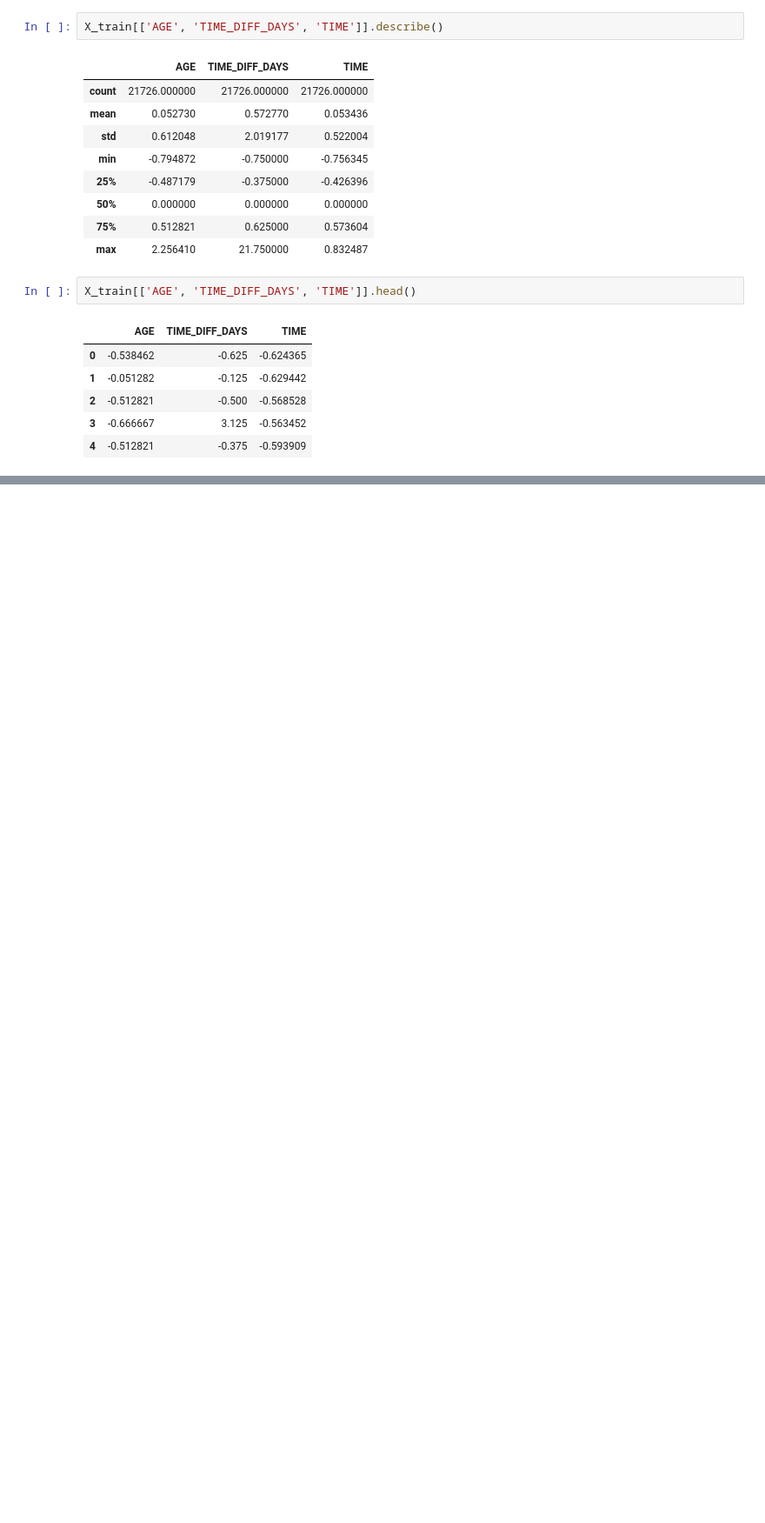
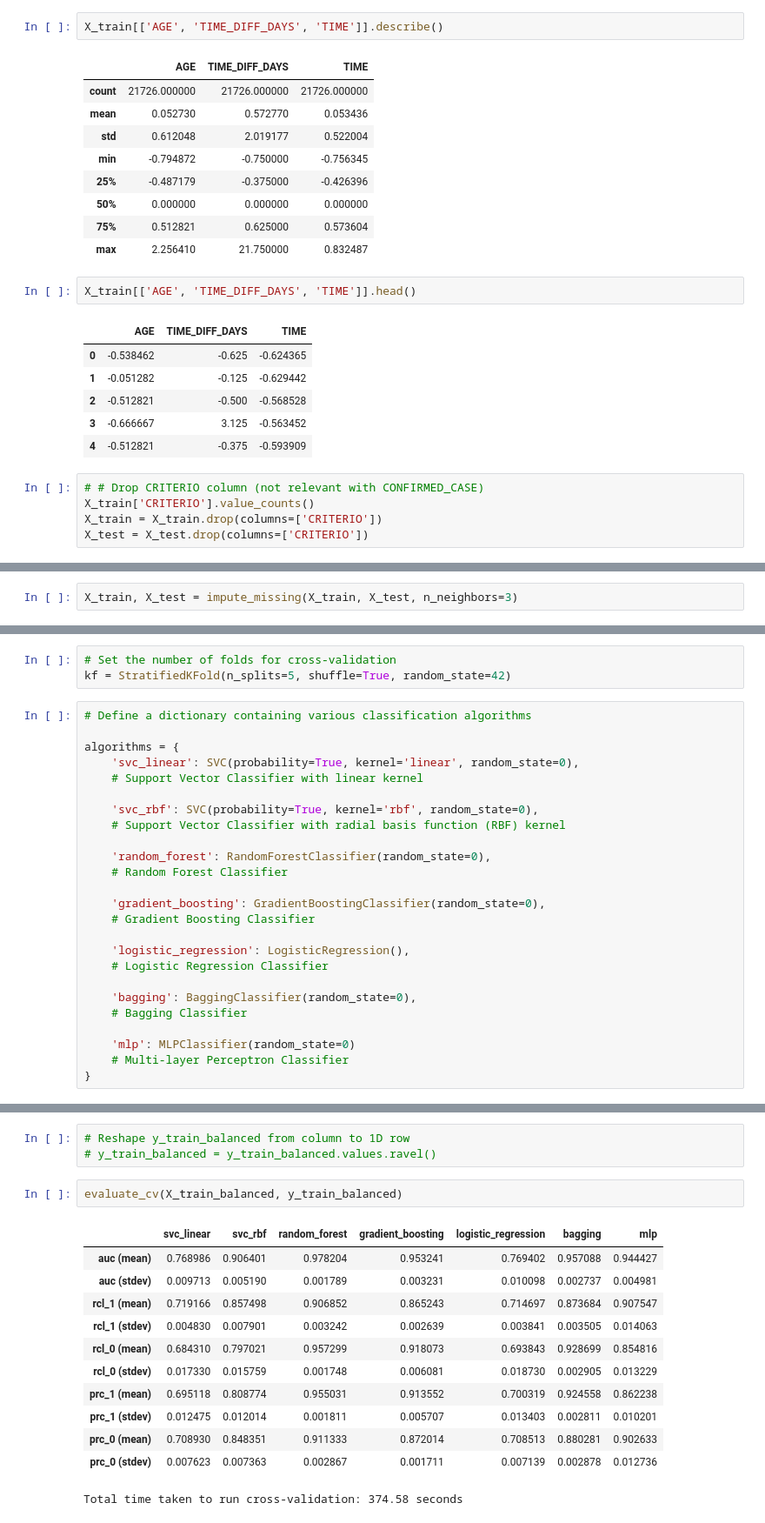
Before and after one commit to PietroGolfeto/DataSUS-Chikungunya-ML, a Jupyter notebook: data-training/training.ipynb, the cells around one changed output, grey strips where cells are left out. Shown: that part at 87% size. Saved outputs shown, nothing was run; the diff lists cells and outputs as text; blank space fills up the shorter version.

Commit message:
Add algorithms and evaluate CV code

```diff
--- a/data-training/training.ipynb
+++ b/data-training/training.ipynb
@@ -97,3 +111,8 @@ X_train[['AGE', 'TIME_DIFF_DAYS', 'TIME']].head()
 | 2 | -0.512821 | -0.500 | -0.568528 |
 | 3 | -0.666667 | 3.125 | -0.563452 |
 | 4 | -0.512821 | -0.375 | -0.593909 |
+# %%
+# # Drop CRITERIO column (not relevant with CONFIRMED_CASE)
+X_train['CRITERIO'].value_counts()
+X_train = X_train.drop(columns=['CRITERIO'])
+X_test = X_test.drop(columns=['CRITERIO'])
@@ -100,3 +143,5 @@ X_train[['AGE', 'TIME_DIFF_DAYS', 'TIME']].head()
+# %%
+X_train, X_test = impute_missing(X_train, X_test, n_neighbors=3)
 # %%
 pipeline = Pipeline(steps=[
     ('o', SMOTE(sampling_strategy=0.5, random_state=42)),  # Increase minority to 50% of majority
@@ -111,0 +165,28 @@ SMOTE does not accept missing values encoded as NaN natively. For supervised lea
+# %%
+# Set the number of folds for cross-validation
+kf = StratifiedKFold(n_splits=5, shuffle=True, random_state=42)
+# %%
+# Define a dictionary containing various classification algorithms
+
+algorithms = {
+    'svc_linear': SVC(probability=True, kernel='linear', random_state=0),
+    # Support Vector Classifier with linear kernel
+
+    'svc_rbf': SVC(probability=True, kernel='rbf', random_state=0),
+    # Support Vector Classifier with radial basis function (RBF) kernel
+
+    'random_forest': RandomForestClassifier(random_state=0),
+    # Random Forest Classifier
+
+    'gradient_boosting': GradientBoostingClassifier(random_state=0),
+    # Gradient Boosting Classifier
+
+    'logistic_regression': LogisticRegression(),
+    # Logistic Regression Classifier
+
+    'bagging': BaggingClassifier(random_state=0),
+    # Bagging Classifier
+
+    'mlp': MLPClassifier(random_state=0)
+    # Multi-layer Perceptron Classifier
+}
@@ -111,0 +330,18 @@ SMOTE does not accept missing values encoded as NaN natively. For supervised lea
+# %%
+# Reshape y_train_balanced from column to 1D row
+# y_train_balanced = y_train_balanced.values.ravel()
+# %%
+evaluate_cv(X_train_balanced, y_train_balanced)
+# %% [output]
+|  | svc_linear | svc_rbf | random_forest | gradient_boosting | logistic_regression | bagging | mlp |
+| auc (mean) | 0.768986 | 0.906401 | 0.978204 | 0.953241 | 0.769402 | 0.957088 | 0.944427 |
+| auc (stdev) | 0.009713 | 0.005190 | 0.001789 | 0.003231 | 0.010098 | 0.002737 | 0.004981 |
+| rcl_1 (mean) | 0.719166 | 0.857498 | 0.906852 | 0.865243 | 0.714697 | 0.873684 | 0.907547 |
+| rcl_1 (stdev) | 0.004830 | 0.007901 | 0.003242 | 0.002639 | 0.003841 | 0.003505 | 0.014063 |
+| rcl_0 (mean) | 0.684310 | 0.797021 | 0.957299 | 0.918073 | 0.693843 | 0.928699 | 0.854816 |
+| rcl_0 (stdev) | 0.017330 | 0.015759 | 0.001748 | 0.006081 | 0.018730 | 0.002905 | 0.013229 |
+| prc_1 (mean) | 0.695118 | 0.808774 | 0.955031 | 0.913552 | 0.700319 | 0.924558 | 0.862238 |
+| prc_1 (stdev) | 0.012475 | 0.012014 | 0.001811 | 0.005707 | 0.013403 | 0.002811 | 0.010201 |
+| prc_0 (mean) | 0.708930 | 0.848351 | 0.911333 | 0.872014 | 0.708513 | 0.880281 | 0.902633 |
+| prc_0 (stdev) | 0.007623 | 0.007363 | 0.002867 | 0.001711 | 0.007139 | 0.002878 | 0.012736 |
+Total time taken to run cross-validation: 374.58 seconds
```
Also changed, not shown: parts of 7 cells of this notebook.
